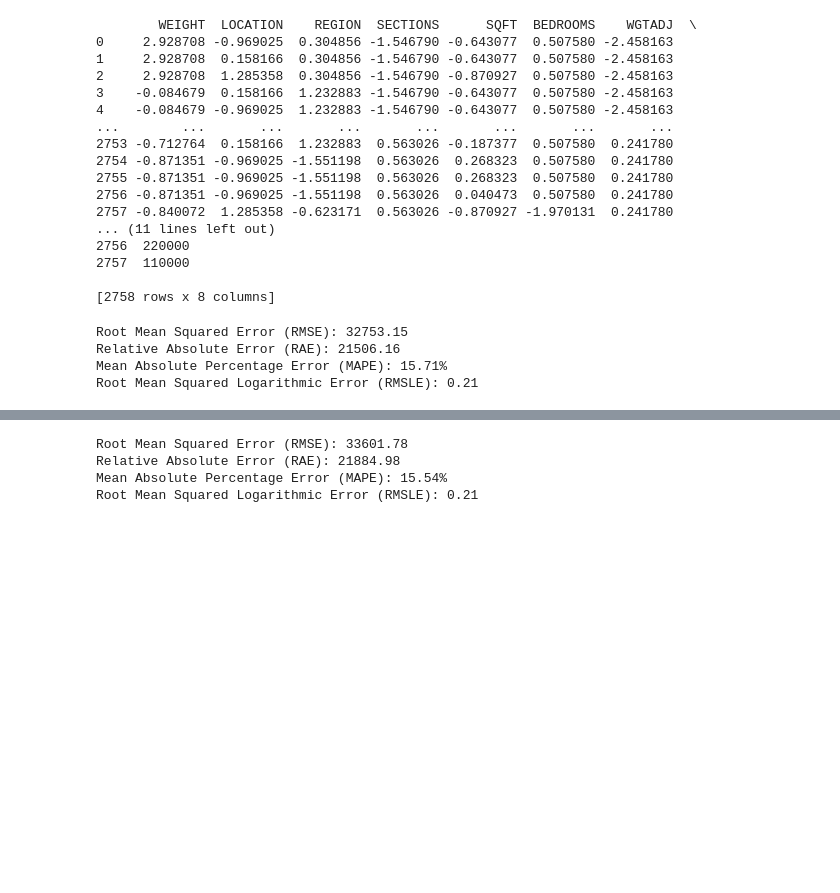
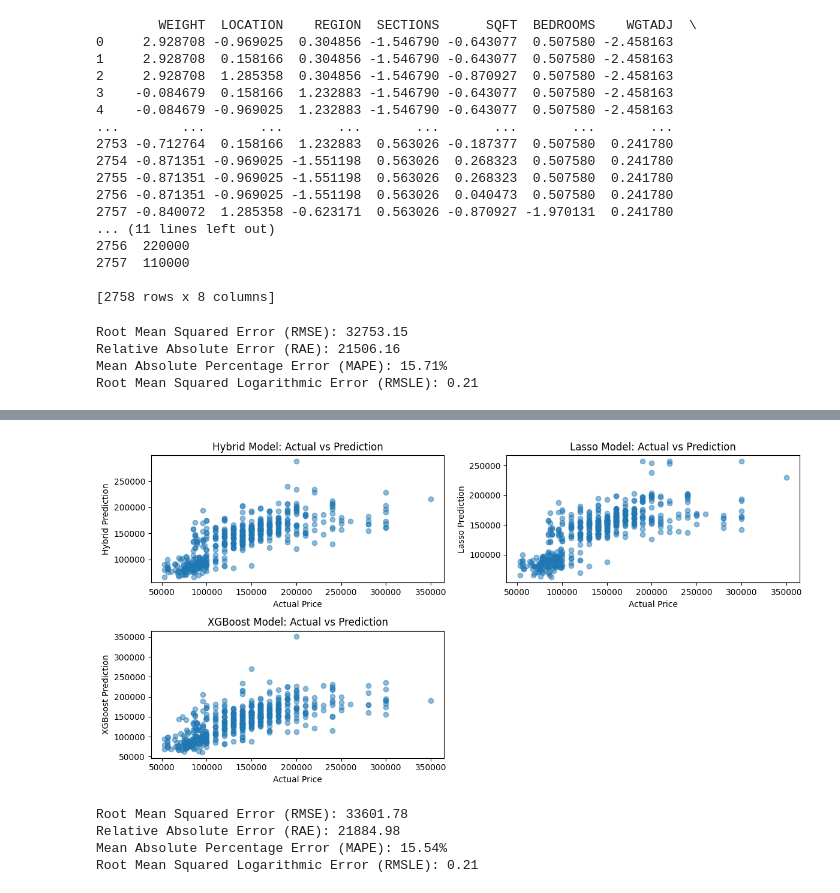
Before and after one commit to TheAmin102/csci-4340-Afiq, a Jupyter notebook: final_week1.ipynb, the cells around one changed output, grey strips where cells are left out. Cells and saved outputs as stored; diff of their text form; code cells hidden in the pictures; blank space fills up the shorter version.

```diff
--- a/final_week1.ipynb
+++ b/final_week1.ipynb
@@ -571,3 +616,41 @@ Root Mean Squared Logarithmic Error (RMSLE): 0.21
+# %%
+import matplotlib.pyplot as plt
+
+# Create a DataFrame for visualization
+results_df = pd.DataFrame({
+    'Actual Price': y_test,
+    'Hybrid Prediction': hybrid_pred,
+    'Lasso Prediction': lasso_pred,
+    'XGBoost Prediction': xgb_pred
+})
+
+# Scatter plot for Hybrid Model
+plt.figure(figsize=(12, 6))
+plt.subplot(2, 2, 1)
+plt.scatter(results_df['Actual Price'], results_df['Hybrid Prediction'], alpha=0.5)
+plt.title('Hybrid Model: Actual vs Prediction')
+plt.xlabel('Actual Price')
+plt.ylabel('Hybrid Prediction')
+
+# Scatter plot for Lasso Model
+plt.subplot(2, 2, 2)
+plt.scatter(results_df['Actual Price'], results_df['Lasso Prediction'], alpha=0.5)
+plt.title('Lasso Model: Actual vs Prediction')
+plt.xlabel('Actual Price')
+plt.ylabel('Lasso Prediction')
+
+# Scatter plot for XGBoost Model
+plt.subplot(2, 2, 3)
+plt.scatter(results_df['Actual Price'], results_df['XGBoost Prediction'], alpha=0.5)
+plt.title('XGBoost Model: Actual vs Prediction')
+plt.xlabel('Actual Price')
+plt.ylabel('XGBoost Prediction')
+
+# Display the plots
+plt.tight_layout()
+plt.show()
+# %% [output]
+[figure, added]
 # %%
 import pandas as pd
 from sklearn.model_selection import train_test_split
```
Also changed, not shown: parts of 4 cells of this notebook, 3 other files.
